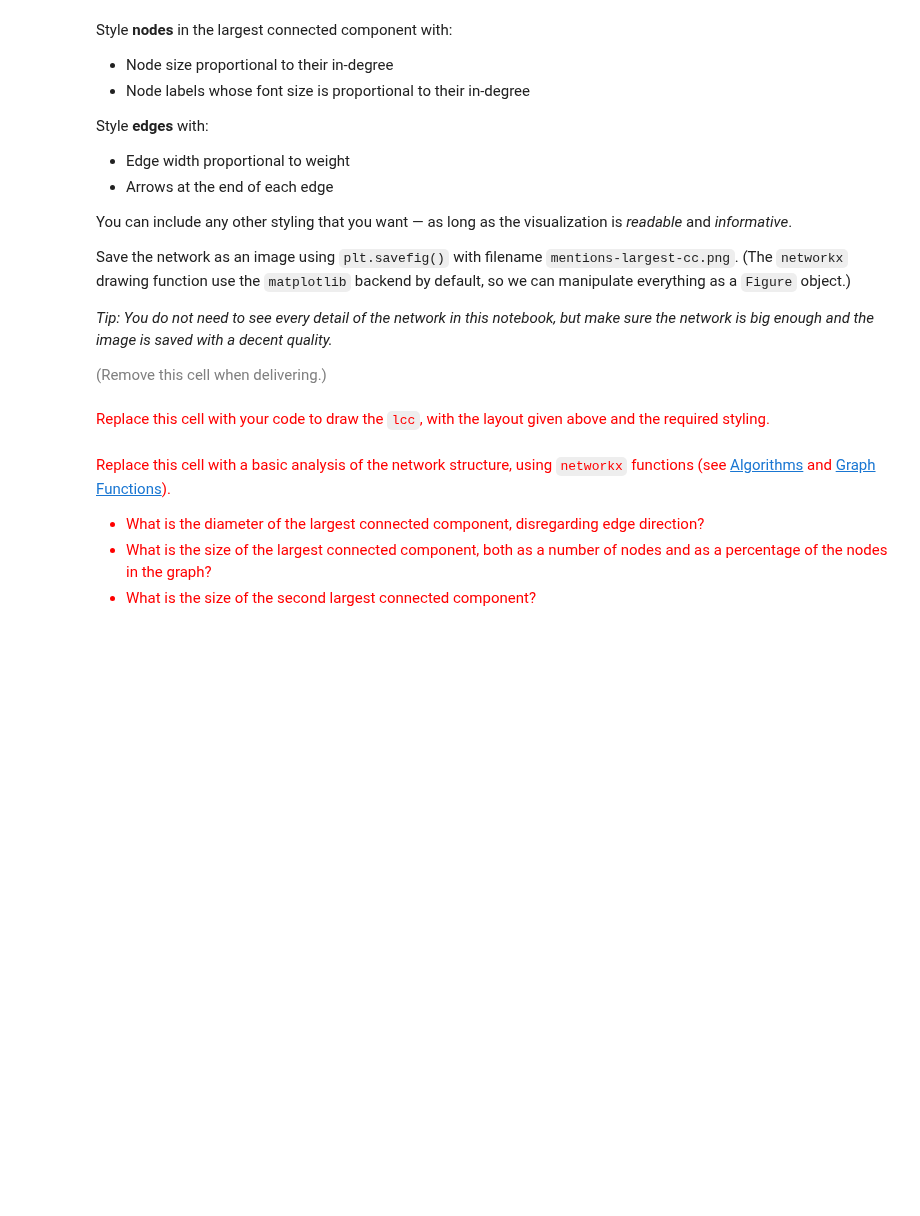
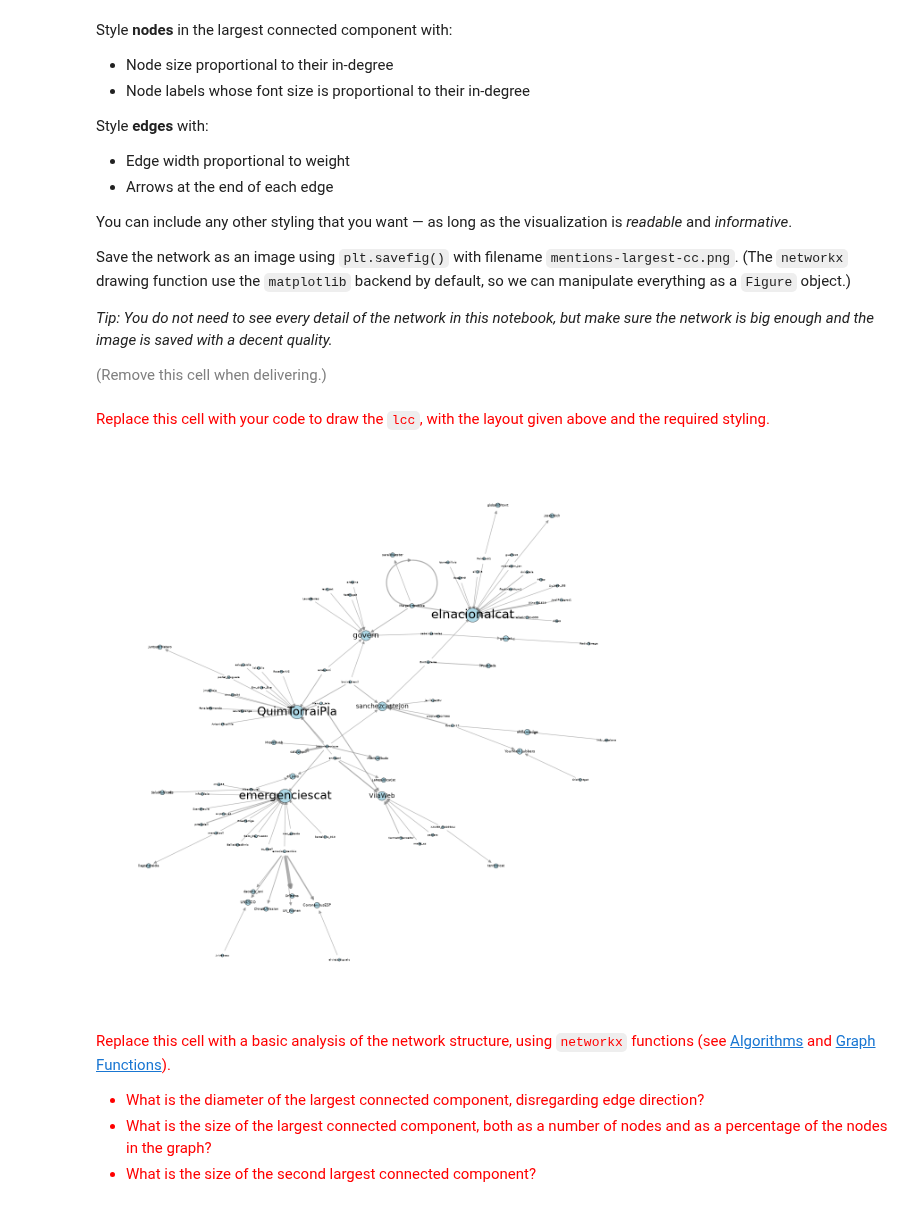
Before and after one commit to polroviraalm/networks-science-course, a Jupyter notebook: practicum/ps02-networks-from-text-2026 enunciat.ipynb, the cells around one changed output. Drawn from its saved outputs; the diff is of its cells as text; code cells hidden in the pictures; blank space fills up the shorter version.

```diff
--- a/practicum/ps02-networks-from-text-2026 enunciat.ipynb
+++ b/practicum/ps02-networks-from-text-2026 enunciat.ipynb
@@ -228,6 +299,20 @@ Since we have a small, weakly connected network, and we will use the betweenness
 <font size="-1" color="gray">(Remove this cell when delivering.)</font>
 # %% [markdown]
 <font size="+1" color="red">Replace this cell with your code to add the edge betweenness as an attribute to the edges in `lcc`.</font>
+# %%
+lcc_no_direccionada = lcc.to_undirected()
+# Versió no dirigida del graf (cada aresta A→B passa a ser A—B). L'enunciat ho demana per simplicitat
+
+edge_betweenness = nx.edge_betweenness_centrality(lcc_no_direccionada, weight='weight')
+# Diccionari {(u,v): betweenness}. Amb weight='weight' els camins més curts tenen en compte els pesos
+# (atenció: NetworkX interpreta el pes com a DISTÀNCIA/cost; un pes gran fa un camí més "llarg")
+
+for u, v in lcc.edges():                          # Recorrem les arestes del graf DIRIGIT original
+    valor = edge_betweenness.get((u, v), edge_betweenness.get((v, u)))
+    # En un graf no dirigit la clau pot estar guardada com (u,v) O com (v,u).
+    # .get(a, per_defecte): provem (u,v) i, si no existeix, agafem (v,u)
+    lcc[u][v]['betweenness'] = valor
+    # lcc[u][v] és el diccionari d'atributs de l'aresta u→v. Hi afegim la clau 'betweenness'
 # %% [markdown]
 The below code outputs the top 10 edges by betweenness.
 
@@ -292,6 +377,42 @@ Save the network as an image using `plt.savefig()` with filename `mentions-large
 <font size="-1" color="gray">(Remove this cell when delivering.)</font>
 # %% [markdown]
 <font size="+1" color="red">Replace this cell with your code to draw the `lcc`, with the layout given above and the required styling.</font>
+# %%
+nodes = list(lcc.nodes())      # Llista de nodes (fixem un ordre)
+edges = list(lcc.edges())      # Llista d'arestes (fixem un ordre)
+degree = dict(lcc.in_degree()) # Diccionari {node: in-degree} = nombre de mencions REBUDES
+
+weights = []
+for u, v in edges:
+    w = lcc[u][v]['weight']    # Pes d'aquesta aresta
+    weights.append(w)          # El guardem a la llista
+
+node_sizes = [20 + 30 * degree[n] for n in nodes]   # Mida proporcional a in-degree (+20 perquè es vegin tots)
+edge_widths = [0.3 * w for w in weights]            # Gruix proporcional al pes de l'aresta
+
+plt.figure(figsize=(16, 16))
+
+nx.draw_networkx_nodes(lcc, pos, nodelist=nodes, node_size=node_sizes,
+                       node_color='lightblue', edgecolors='black', linewidths=0.5)
+# edgecolors/linewidths = contorn negre fi del node
+
+nx.draw_networkx_edges(lcc, pos, edgelist=edges, width=edge_widths,
+                       arrows=True, arrowstyle='-|>', arrowsize=10,
+                       edge_color='gray', alpha=0.6)
+# arrows=True: dibuixa fletxes (graf dirigit). arrowstyle='-|>' = fletxa amb cap ple
+
+for n in nodes:
+    nx.draw_networkx_labels(lcc, pos, labels={n: n}, font_size=4 + degree[n])
+# Una etiqueta cada vegada perquè la mida de la lletra depèn de l'in-degree
+# (labels={n: n} = només aquest node, amb el seu nom com a text)
+
+plt.axis('off')
+plt.savefig("mentions-largest-cc.png", dpi=300, bbox_inches='tight')
+# Guarda la figura en PNG (dpi=300 = alta resolució; bbox_inches='tight' retalla els marges).
+# IMPORTANT: savefig ha d'anar ABANS de plt.show(), si no es guarda en blanc
+plt.show()
+# %% [output]
+[figure, added]
 # %% [markdown]
 <font size="+1" color="red">
 
```
Also changed, not shown: parts of 27 cells of this notebook, 2 other files.
